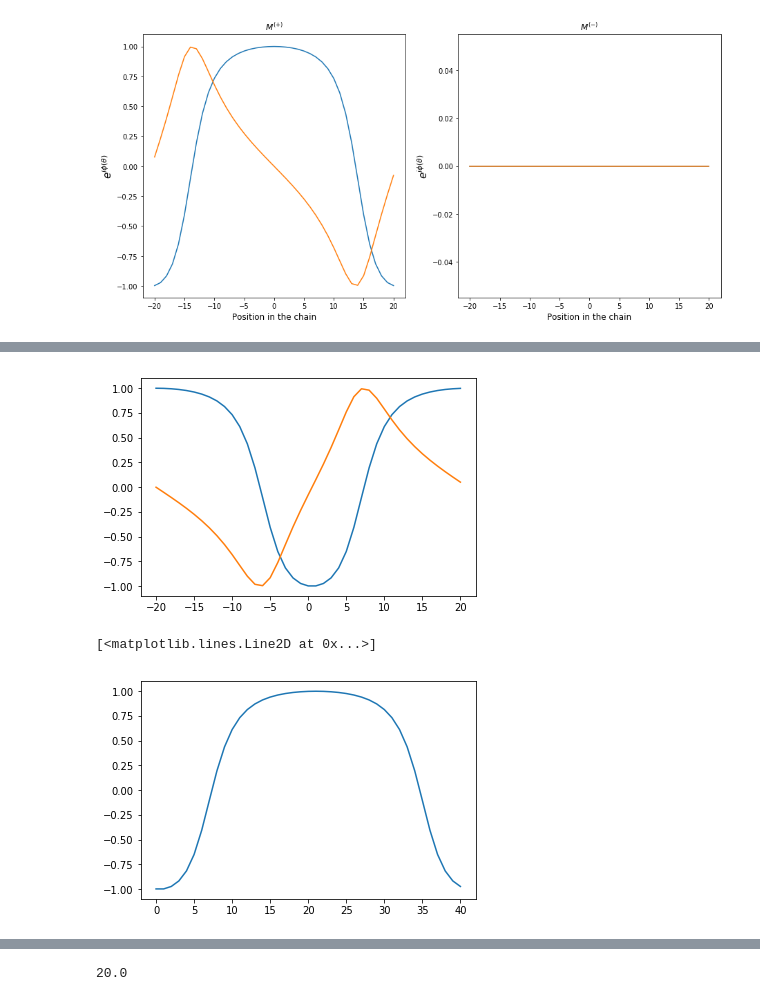
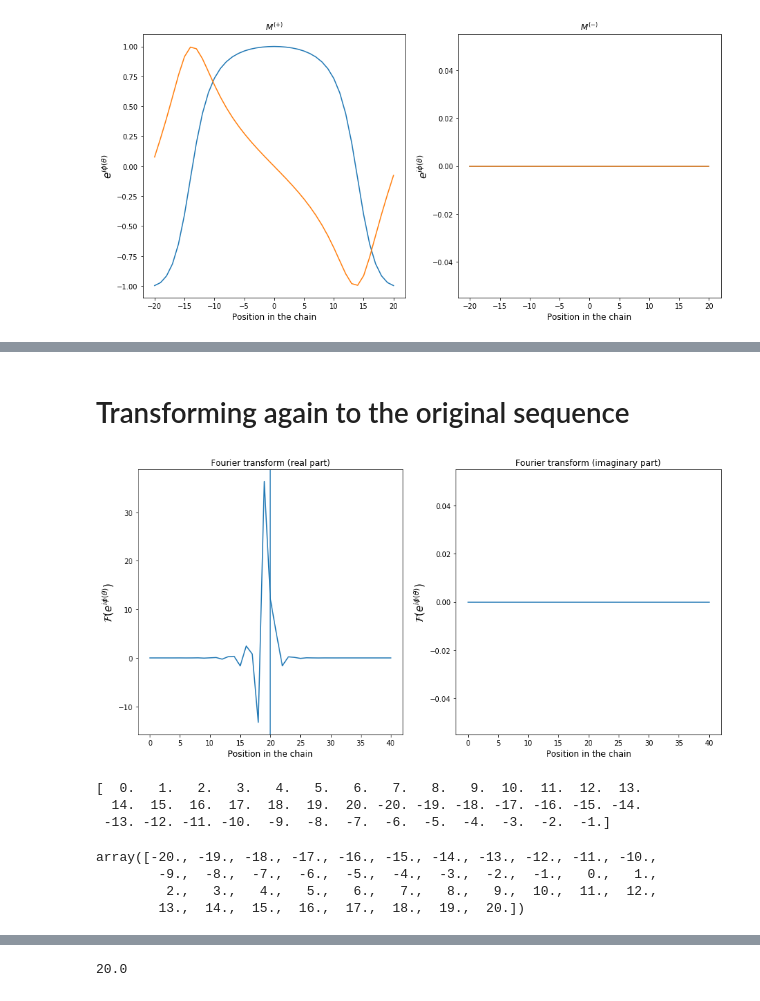
Before and after one commit to jamontanac/Tesis_Master, a Jupyter notebook: XY_model/Fourier_diagonalization/Intento_02_09_19.ipynb, the cells around one changed output, grey strips where cells are left out. Drawn from its saved outputs; the diff is of its cells as text; code cells hidden in the pictures.

```diff
--- a/XY_model/Fourier_diagonalization/Intento_02_09_19.ipynb
+++ b/XY_model/Fourier_diagonalization/Intento_02_09_19.ipynb
@@ -187,7 +215,33 @@ plt.show()
+# %% [markdown]
+# Transforming again to the original sequence
+# %%
+Fourier_transform=np.roll(fft(Mplusband_new),(N_size-1)//2)
+x=np.arange(N_size)
+plt.figure(figsize=(15,7))
+plt.subplot(1,2,1)
+plt.plot(x,Fourier_transform.real,label="real part")
+plt.title(r"Fourier transform (real part)")
+plt.xlabel("Position in the chain",fontsize=12)
+plt.ylabel(r"$\mathcal{F} (e^{i\phi(\theta)})$",fontsize=15)
+plt.axvline(x=20)
+plt.subplot(1,2,2)
+plt.plot(x,Fourier_transform.imag,label="imaginary part")
+plt.xlabel("Position in the chain",fontsize=12)
+plt.ylabel(r"$\mathcal{F} (e^{i\phi(\theta)})$",fontsize=15)
+plt.title(r"Fourier transform (imaginary part)")
+plt.show()
+# %% [output]
+[figure, added]
 # %%
-x=np.arange(-(N_size-1)/2,(N_size-1)/2+1)
-plt.plot(x,(Mplusband_new).real)
-plt.plot(x,(Mplusband_new).imag)
-plt.show()
+x=np.arange(-(N_size-1)/2,(N_size-1)/2 +1)
+new_x=np.roll(x,-(N_size-1)//2)
+print(new_x)
+np.roll(new_x,(N_size-1)//2)
 # %% [output]
-[figure, removed]
+[  0.   1.   2.   3.   4.   5.   6.   7.   8.   9.  10.  11.  12.  13.
+  14.  15.  16.  17.  18.  19.  20. -20. -19. -18. -17. -16. -15. -14.
+ -13. -12. -11. -10.  -9.  -8.  -7.  -6.  -5.  -4.  -3.  -2.  -1.]
+array([-20., -19., -18., -17., -16., -15., -14., -13., -12., -11., -10.,
+        -9.,  -8.,  -7.,  -6.,  -5.,  -4.,  -3.,  -2.,  -1.,   0.,   1.,
+         2.,   3.,   4.,   5.,   6.,   7.,   8.,   9.,  10.,  11.,  12.,
+        13.,  14.,  15.,  16.,  17.,  18.,  19.,  20.])
@@ -196,5 +247,0 @@ from scipy.fftpack import fftfreq
-# %%
-plt.plot(ifftshift(Mplusband_new))
-# %% [output]
-[<matplotlib.lines.Line2D at 0x...>]
-[figure, removed]
```
Also changed, not shown: parts of 15 cells of this notebook.
